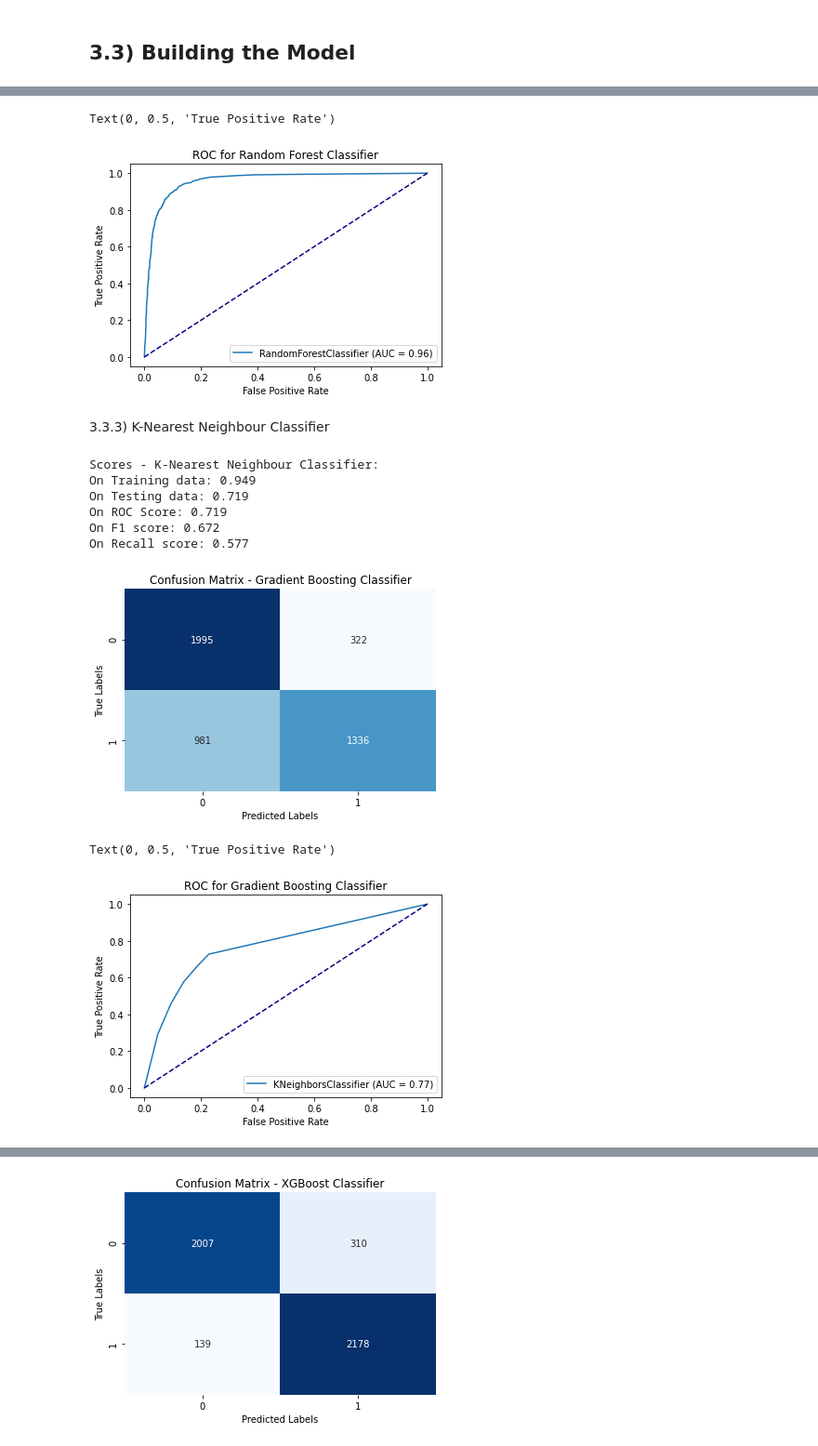
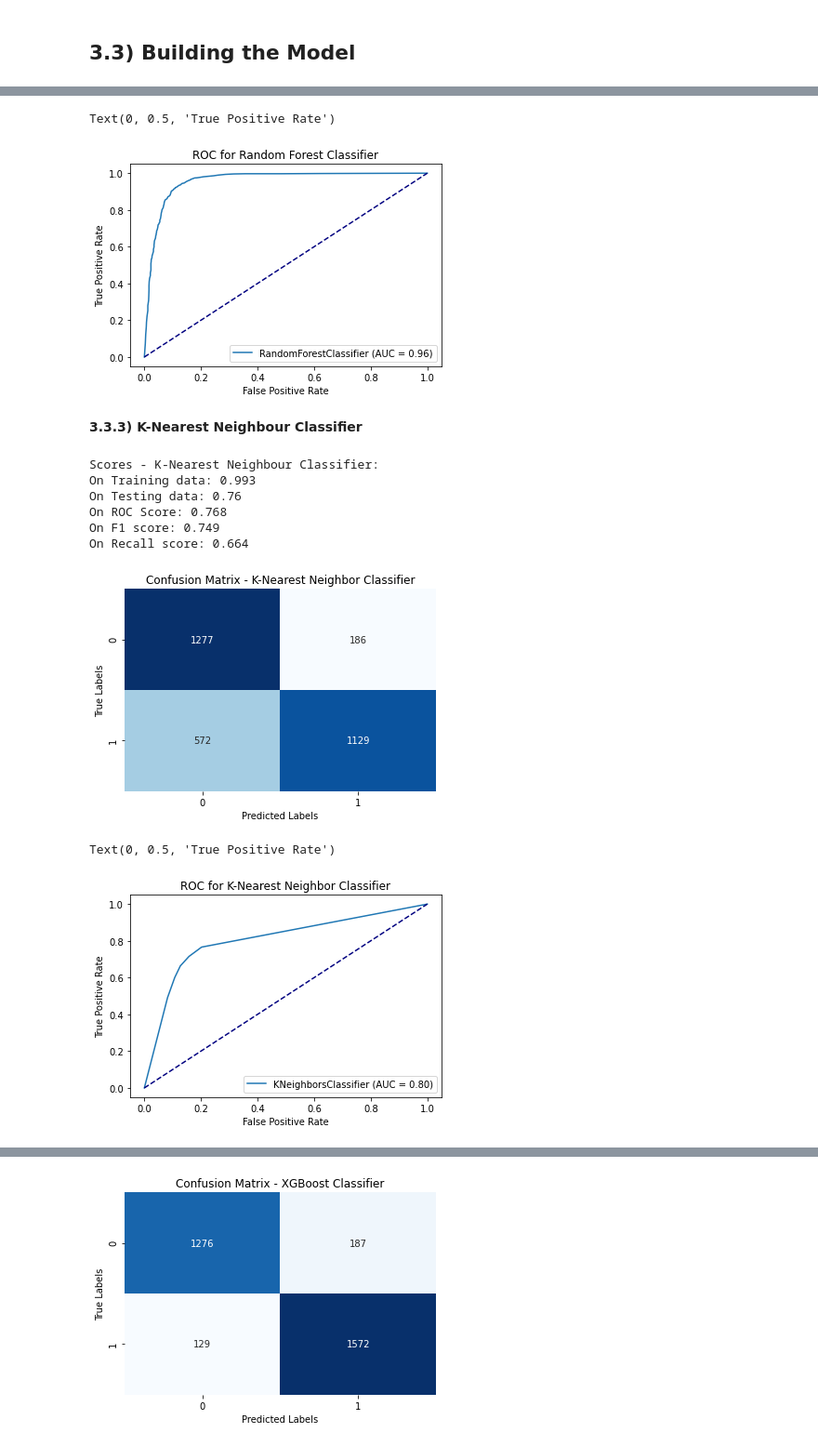
Before and after one commit to jade-lam/Springboard-DSC, a Jupyter notebook: Capstone 2 - West Nile Virus Prediction.ipynb, the cells around one changed output, grey strips where cells are left out. Shown at 93% size. Cells and saved outputs as stored; diff of their text form; code cells hidden in the pictures.

```diff
--- a/Capstone 2 - West Nile Virus Prediction.ipynb
+++ b/Capstone 2 - West Nile Virus Prediction.ipynb
@@ -593,0 +928,3 @@ Y = df['WnvPresent']
+# %%
+X = df_moswnv[final_features]
+y = df_moswnv['WnvPresent']
@@ -597,4 +938,4 @@ scaler = MinMaxScaler().fit(X)
 X_scaled = scaler.transform(X)
 # %%
 # Train Test split
-X_train, x_test, Y_train, y_test = train_test_split(X_scaled, Y, test_size = 0.25, random_state=1)
+X_train, X_test, y_train, y_test = train_test_split(X_scaled, y, test_size = 0.25, random_state=1)
@@ -605,6 +944,7 @@ Oversampling is required because we're dealing with very imbalanced data for Wnv
 # %%
-smote = SMOTE(random_state=1, ratio='minority')
-X_train, Y_train = smote.fit_resample(X_train, Y_train)
-x_test, y_test = smote.fit_resample(x_test, y_test)
+from imblearn.combine import SMOTEENN
+smoteenn = SMOTEENN(random_state=1, ratio='minority')
+X_train, y_train = smoteenn.fit_resample(X_train, y_train)
+X_test, y_test = smoteenn.fit_resample(X_test, y_test)
 # %% [markdown]
 ## **3.3) Building the Model**
@@ -701,24 +1049,24 @@ plt.show()
 # %%
 #ROC Curve
-plot_roc_curve(rf, x_test, y_test)
+plot_roc_curve(rf, X_test, y_test)
 plt.plot([0, 1], [0, 1], color='navy', linestyle='--')
 plt.title('ROC for Random Forest Classifier')
 plt.xlabel('False Positive Rate')
 plt.ylabel('True Positive Rate')
 # %% [output]
 Text(0, 0.5, 'True Positive Rate')
-[figure, old version]
+[figure, new version]
 # %% [markdown]
-3.3.3) K-Nearest Neighbour Classifier
+**3.3.3) K-Nearest Neighbour Classifier**
 # %%
 #KNN Classifier
 knn = KNeighborsClassifier()
-knn_model = knn.fit(X_train, Y_train)
-y_pred = knn_model.predict(x_test)
+knn_model = knn.fit(X_train, y_train)
+y_pred = knn_model.predict(X_test)
 # %%
 #KNN Classifier Scores
-knn_ac_train = knn.score(X_train, Y_train)
-knn_ac_test = knn.score(x_test, y_test)
+knn_ac_train = knn.score(X_train, y_train)
+knn_ac_test = knn.score(X_test, y_test)
 knn_rocscore = roc_auc_score(y_test, y_pred)
 knn_f1 = f1_score(y_test, y_pred)
 knn_recall = recall_score(y_test, y_pred)
@@ -731,31 +1079,31 @@ print(f'On F1 score: {knn_f1.round(3)}')
 print(f'On Recall score: {knn_recall.round(3)}')
 # %% [output]
 Scores - K-Nearest Neighbour Classifier:
-On Training data: 0.949
-On Testing data: 0.719
-On ROC Score: 0.719
-On F1 score: 0.672
-On Recall score: 0.577
+On Training data: 0.993
+On Testing data: 0.76
+On ROC Score: 0.768
+On F1 score: 0.749
+On Recall score: 0.664
 # %%
 #Confusion matrix on test set - Non-normalized
 cm = confusion_matrix(y_test, y_pred)
 
 #ax = plt.axes()
 sns.heatmap(cm, annot=True, cbar=False, fmt='g', cmap='Blues')
 plt.ylabel('True Labels')
 plt.xlabel('Predicted Labels')
-plt.title('Confusion Matrix - Gradient Boosting Classifier')
+plt.title('Confusion Matrix - K-Nearest Neighbor Classifier')
 plt.show()
 # %% [output]
-[figure, old version]
+[figure, new version]
 # %%
 #ROC Curve
-plot_roc_curve(knn, x_test, y_test)
+plot_roc_curve(knn, X_test, y_test)
 plt.plot([0, 1], [0, 1], color='navy', linestyle='--')
-plt.title('ROC for Gradient Boosting Classifier')
+plt.title('ROC for K-Nearest Neighbor Classifier')
 plt.xlabel('False Positive Rate')
 plt.ylabel('True Positive Rate')
 # %% [output]
 Text(0, 0.5, 'True Positive Rate')
-[figure, old version]
+[figure, new version]
 # %% [markdown]
```
Also changed, not shown: parts of 96 cells of this notebook.
